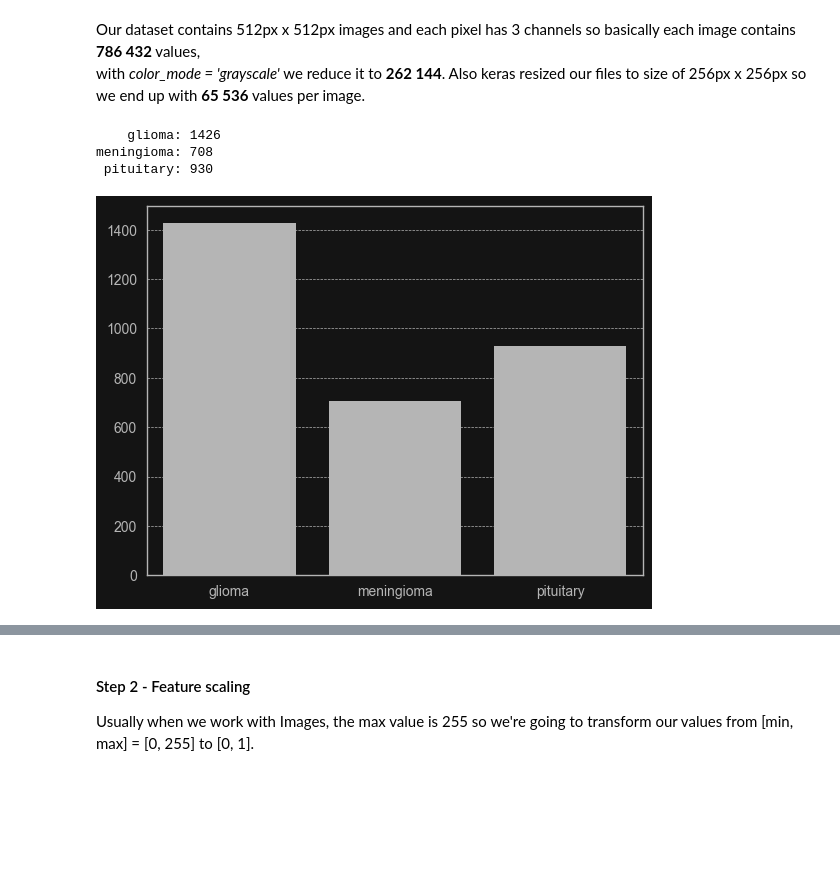
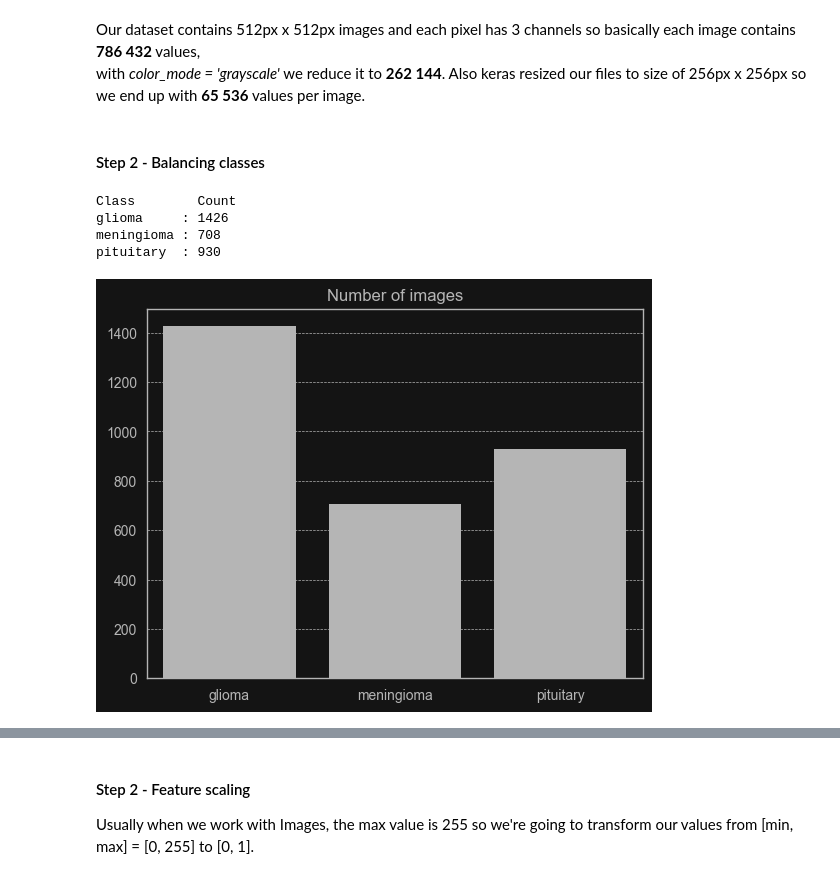
Before and after one commit to gracjan-p/brain-tumors, a Jupyter notebook: brain-tumors-analysis.ipynb, the cells around one changed output, grey strips where cells are left out. Cells and saved outputs as stored; diff of their text form; code cells hidden in the pictures; blank space fills up the shorter version.

```diff
--- a/brain-tumors-analysis.ipynb
+++ b/brain-tumors-analysis.ipynb
@@ -183,20 +184,25 @@ plt.show()
 Our dataset contains 512px x 512px images and each pixel has 3 channels so basically each image contains **786 432** values,
 <br>
 with *color_mode = 'grayscale'* we reduce it to **262 144**. Also keras resized our files to size of 256px x 256px so we end up with **65 536** values per image.
+# %% [markdown]
+#### Step 2 - Balancing classes
 # %%
 files_per_label = lambda folder: os.listdir(data_path + '\\' + folder)
 
 # generate dictionary with lengths for each label
 labels_len = {label: len(files_per_label(label)) for i, label in enumerate(labels)}
 
 sb.barplot(data=labels_len, x=labels_len.keys(), y=labels_len.values(), color=WHITE_MID, linewidth=0)
 
-for i, label in enumerate(labels):
-    print(f"{label:>10}: {len(os.listdir(f"{data_path}\\{label}"))}")
+print(f"{'Class':<10}   Count")
+for label, count in labels_len.items():
+    print(f"{label:<10} : {count}")
 
+plt.title('Number of images')
 plt.show()
 # %% [output]
-    glioma: 1426
-meningioma: 708
- pituitary: 930
+Class        Count
+glioma     : 1426
+meningioma : 708
+pituitary  : 930
-[figure, old version]
+[figure, new version]
```
Also changed, not shown: parts of 13 cells of this notebook.
